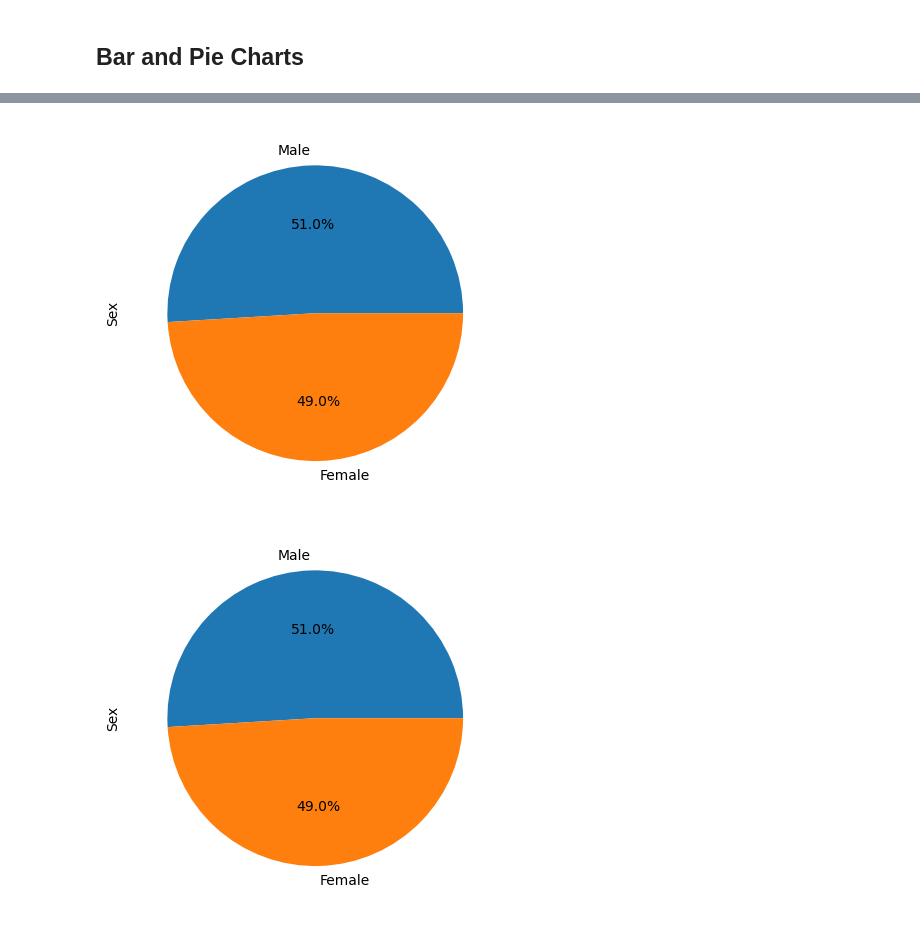
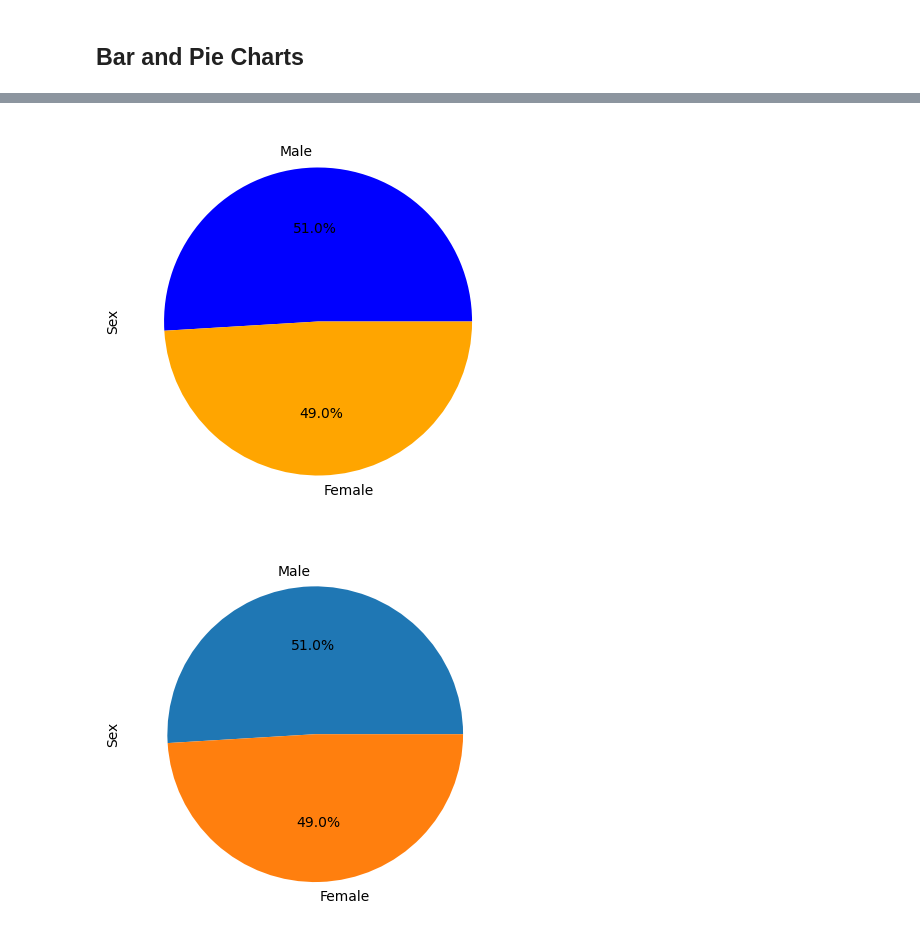
Before and after one commit to DayanaIm/pymaceuticals-challenge, a Jupyter notebook: pymaceuticals_final.ipynb, the cells around one changed output, grey strips where cells are left out. Drawn from its saved outputs; the diff is of its cells as text; code cells hidden in the pictures.

```diff
--- a/pymaceuticals_final.ipynb
+++ b/pymaceuticals_final.ipynb
@@ -171,7 +191,14 @@ summary_aggregation
 # %%
 # Generate a pie plot showing the distribution of female versus male mice using Pandas
+
+gender = clean_data['Sex'].value_counts()
+plt.figure(figsize=(5, 5))
+gender.plot(kind='pie', autopct='%1.1f%%', colors=['blue', 'orange'])
+
+plt.ylabel('Sex')
+plt.show()
 # %% [output]
-[figure, old version]
+[figure, new version]
 # %%
 # Generate a pie plot showing the distribution of female versus male mice using pyplot
 # %% [output]
```
Also changed, not shown: parts of 2 cells of this notebook, 1 other file.
